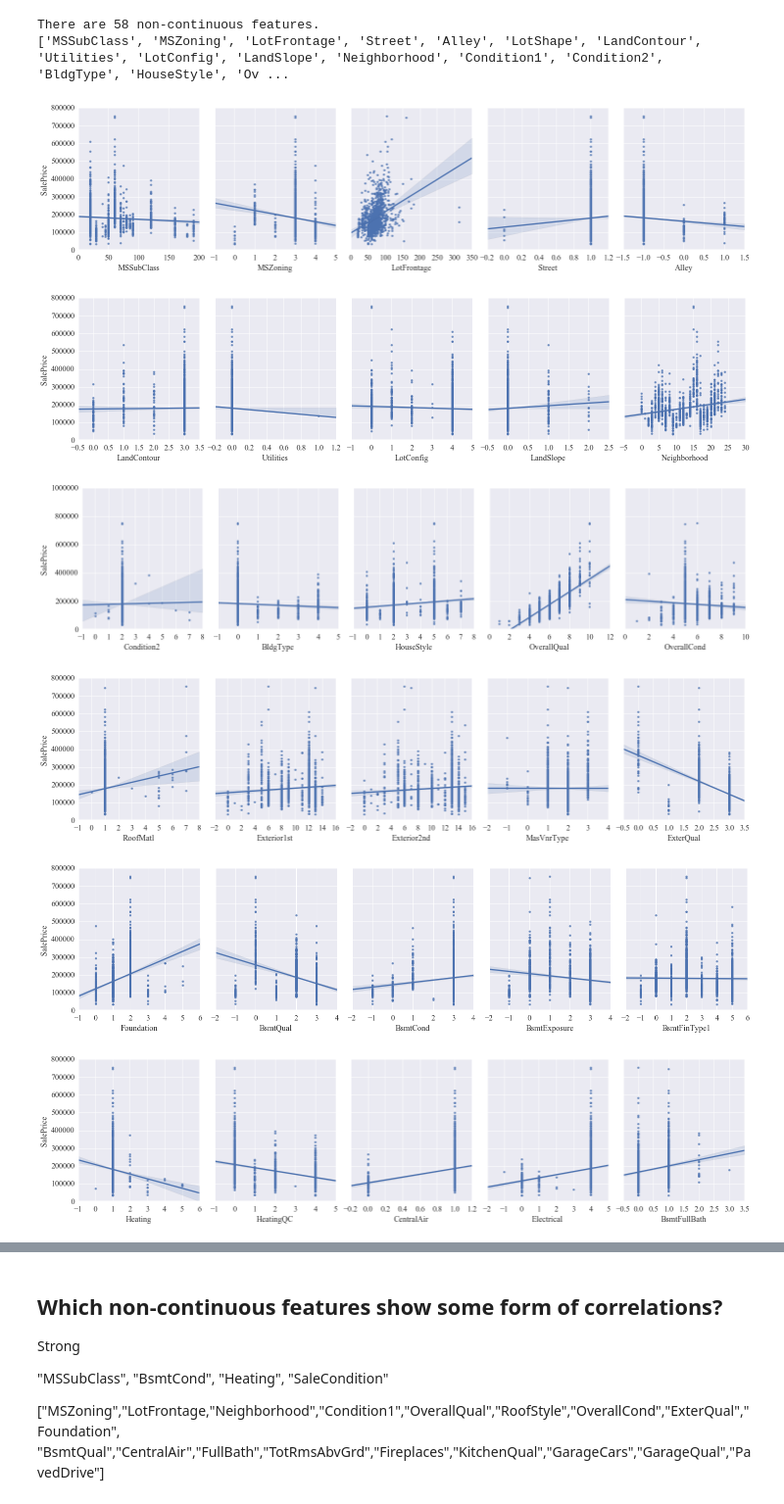
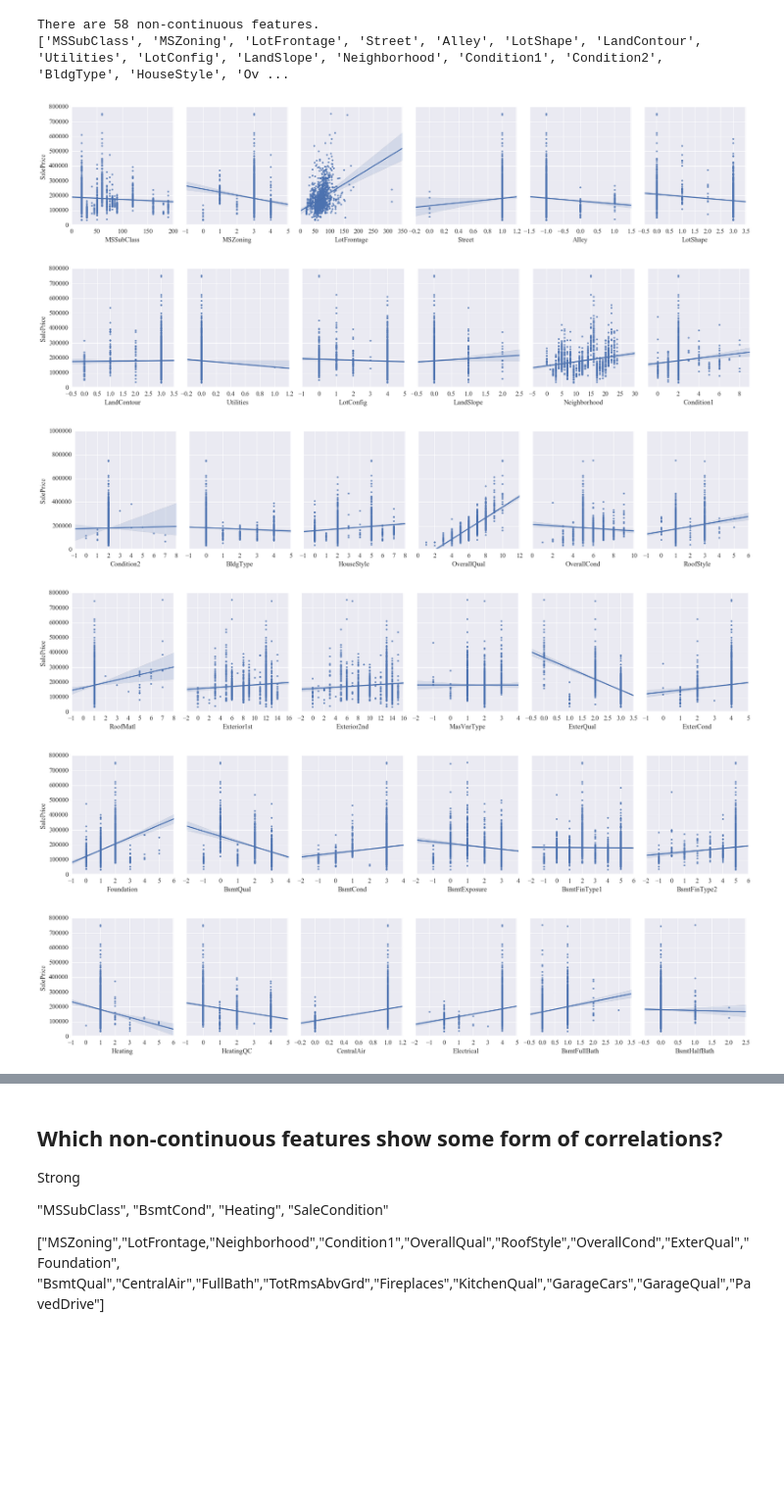
Before and after one commit to gmsardane/Predicting-Ames-Housing-Prices, a Jupyter notebook: Exploring and Predicting Ames Housing Prices.ipynb, the cells around one changed output, grey strips where cells are left out. Shown at 98% size. Saved outputs shown, nothing was run; the diff lists cells and outputs as text; code cells hidden in the pictures; blank space fills up the shorter version.

```diff
--- a/Exploring and Predicting Ames Housing Prices.ipynb
+++ b/Exploring and Predicting Ames Housing Prices.ipynb
@@ -257,13 +258,13 @@ There are 58 non-continuous features.
 ['MSSubClass', 'MSZoning', 'LotFrontage', 'Street', 'Alley', 'LotShape', 'LandContour', 'Utilities', 'LotConfig', 'LandSlope', 'Neighborhood', 'Condition1', 'Condition2', 'BldgType', 'HouseStyle', 'Ov ...
 # %%
 for j in range(0, 53, 6):
-    pairsplot(data, feature_noncont[j:j+5])
+    pairsplot(data, feature_noncont[j:j+6])
     plt.ylim(4.,)
 pairsplot(data, feature_noncont[53:58])
 # %% [output]
-[figure, old version]
+[figure, new version]
-[figure, old version]
+[figure, new version]
-[figure, old version]
+[figure, new version]
-[figure, old version]
+[figure, new version]
-[figure, old version]
+[figure, new version]
-[figure, old version]
+[figure, new version]
```
Also changed, not shown: parts of 19 cells of this notebook.
